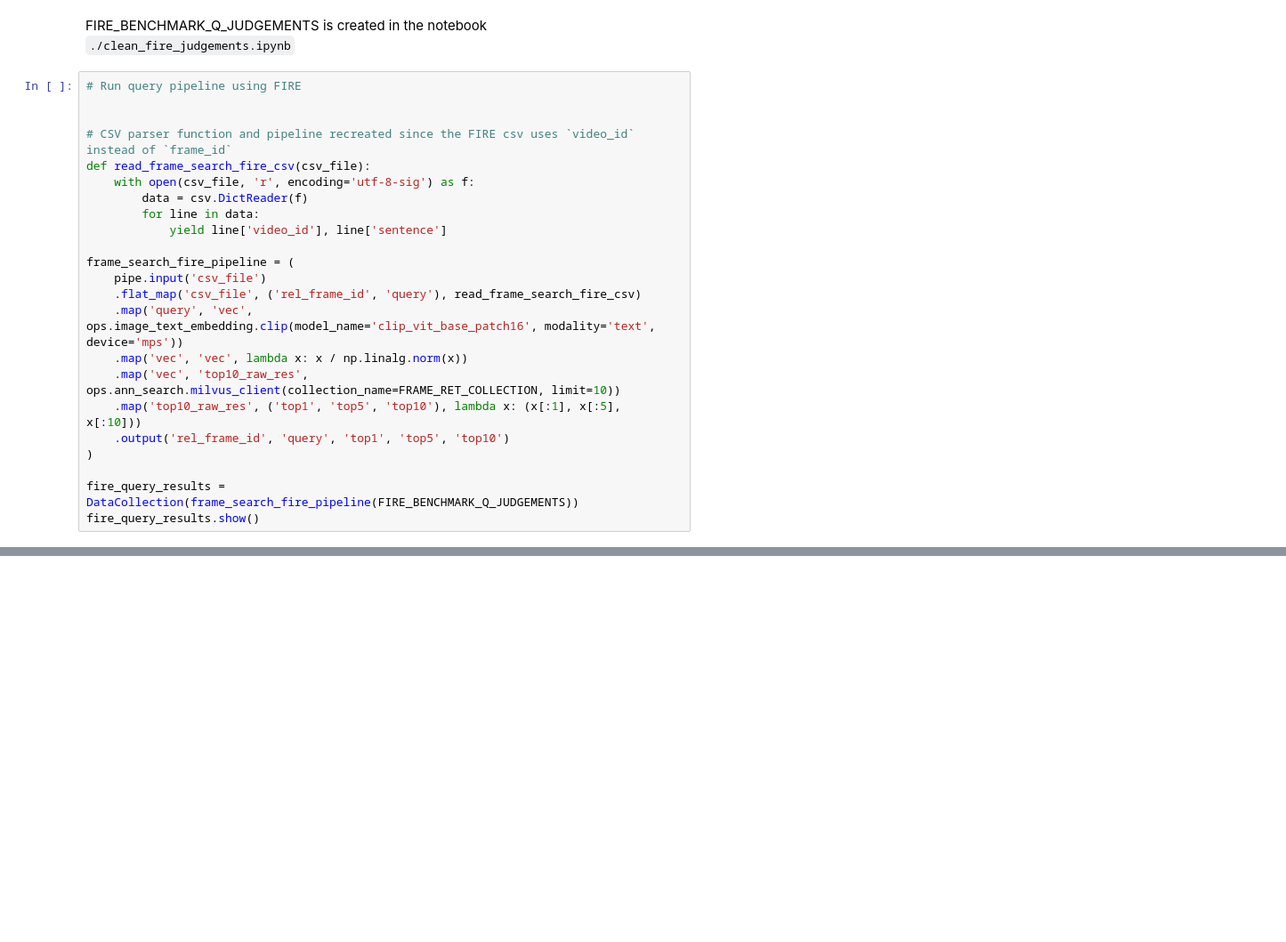
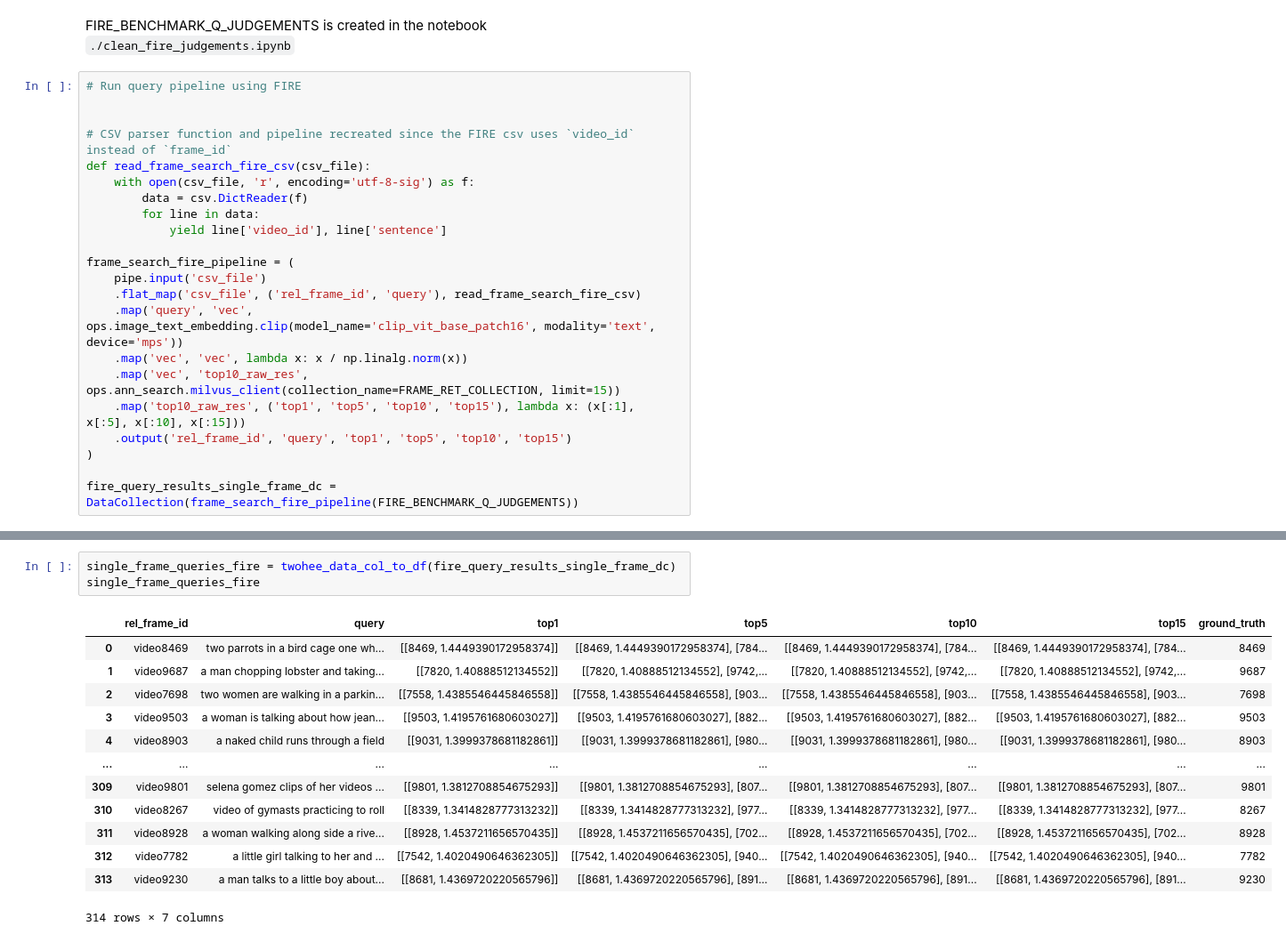
Before and after one commit to Suraj-Ram/video-semantic-search, a Jupyter notebook: frame_ret_clip.ipynb, the cells around one changed output, grey strips where cells are left out. Shown at 89% size. Saved outputs shown, nothing was run; the diff lists cells and outputs as text; blank space fills up the shorter version.

```diff
--- a/frame_ret_clip.ipynb
+++ b/frame_ret_clip.ipynb
@@ -501,11 +231,10 @@ frame_search_fire_pipeline = (
     .flat_map('csv_file', ('rel_frame_id', 'query'), read_frame_search_fire_csv)
     .map('query', 'vec', ops.image_text_embedding.clip(model_name='clip_vit_base_patch16', modality='text', device='mps'))
     .map('vec', 'vec', lambda x: x / np.linalg.norm(x))
-    .map('vec', 'top10_raw_res', ops.ann_search.milvus_client(collection_name=FRAME_RET_COLLECTION, limit=10))
-    .map('top10_raw_res', ('top1', 'top5', 'top10'), lambda x: (x[:1], x[:5], x[:10]))
-    .output('rel_frame_id', 'query', 'top1', 'top5', 'top10')
+    .map('vec', 'top10_raw_res', ops.ann_search.milvus_client(collection_name=FRAME_RET_COLLECTION, limit=15))
+    .map('top10_raw_res', ('top1', 'top5', 'top10', 'top15'), lambda x: (x[:1], x[:5], x[:10], x[:15]))
+    .output('rel_frame_id', 'query', 'top1', 'top5', 'top10', 'top15')
 )
 
-fire_query_results = DataCollection(frame_search_fire_pipeline(FIRE_BENCHMARK_Q_JUDGEMENTS))
-fire_query_results.show()
+fire_query_results_single_frame_dc = DataCollection(frame_search_fire_pipeline(FIRE_BENCHMARK_Q_JUDGEMENTS))
 # %% [output]
@@ -534,0 +267,17 @@ fire_query_results.show()
+# %%
+single_frame_queries_fire = twohee_data_col_to_df(fire_query_results_single_frame_dc)
+single_frame_queries_fire
+# %% [output]
+|  | rel_frame_id | query | top1 | top5 | top10 | top15 | ground_truth |
+| 0 | video8469 | two parrots in a bird cage one wh... | [[8469, 1.4449390172958374]] | [[8469, 1.4449390172958374], [784... | [[8469, 1.4449390172958374], [784... | [[8469, 1.4449390172958374], [784... | 8469 |
+| 1 | video9687 | a man chopping lobster and taking... | [[7820, 1.40888512134552]] | [[7820, 1.40888512134552], [9742,... | [[7820, 1.40888512134552], [9742,... | [[7820, 1.40888512134552], [9742,... | 9687 |
+| 2 | video7698 | two women are walking in a parkin... | [[7558, 1.4385546445846558]] | [[7558, 1.4385546445846558], [903... | [[7558, 1.4385546445846558], [903... | [[7558, 1.4385546445846558], [903... | 7698 |
+| 3 | video9503 | a woman is talking about how jean... | [[9503, 1.4195761680603027]] | [[9503, 1.4195761680603027], [882... | [[9503, 1.4195761680603027], [882... | [[9503, 1.4195761680603027], [882... | 9503 |
+| 4 | video8903 | a naked child runs through a field | [[9031, 1.3999378681182861]] | [[9031, 1.3999378681182861], [980... | [[9031, 1.3999378681182861], [980... | [[9031, 1.3999378681182861], [980... | 8903 |
+| ... | ... | ... | ... | ... | ... | ... | ... |
+| 309 | video9801 | selena gomez clips of her videos ... | [[9801, 1.3812708854675293]] | [[9801, 1.3812708854675293], [807... | [[9801, 1.3812708854675293], [807... | [[9801, 1.3812708854675293], [807... | 9801 |
+| 310 | video8267 | video of gymasts practicing to roll | [[8339, 1.3414828777313232]] | [[8339, 1.3414828777313232], [977... | [[8339, 1.3414828777313232], [977... | [[8339, 1.3414828777313232], [977... | 8267 |
+| 311 | video8928 | a woman walking along side a rive... | [[8928, 1.4537211656570435]] | [[8928, 1.4537211656570435], [702... | [[8928, 1.4537211656570435], [702... | [[8928, 1.4537211656570435], [702... | 8928 |
+| 312 | video7782 | a little girl talking to her and ... | [[7542, 1.4020490646362305]] | [[7542, 1.4020490646362305], [940... | [[7542, 1.4020490646362305], [940... | [[7542, 1.4020490646362305], [940... | 7782 |
+| 313 | video9230 | a man talks to a little boy about... | [[8681, 1.4369720220565796]] | [[8681, 1.4369720220565796], [891... | [[8681, 1.4369720220565796], [891... | [[8681, 1.4369720220565796], [891... | 9230 |
+314 rows × 7 columns
```
Also changed, not shown: parts of 29 cells of this notebook, 6 other files.
